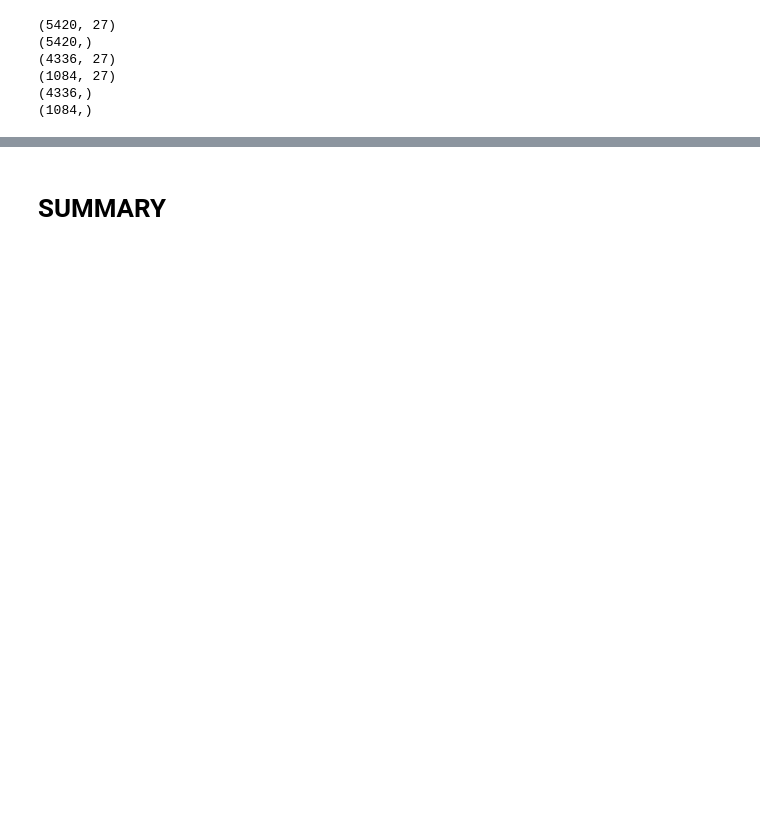
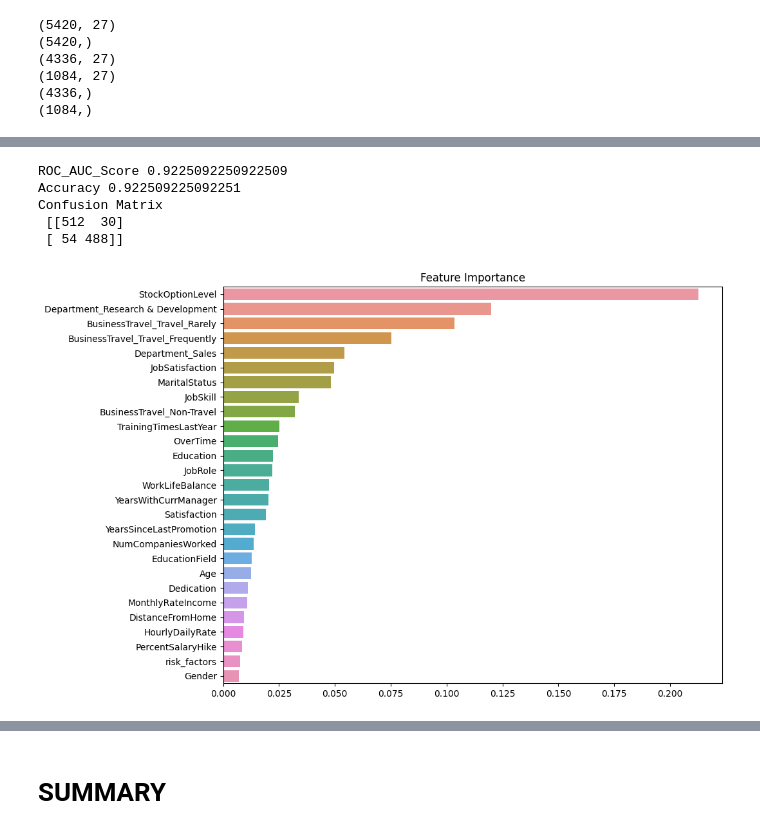
Before and after one commit to Harsh502s/PS-Attrition-Pred, a Jupyter notebook: Modeling.ipynb, the cells around one changed output, grey strips where cells are left out. Saved outputs shown, nothing was run; the diff lists cells and outputs as text; code cells hidden in the pictures; blank space fills up the shorter version.

```diff
--- a/Modeling.ipynb
+++ b/Modeling.ipynb
@@ -876,0 +726,38 @@ weighted avg       0.60      0.60      0.60      1084
+# %%
+# Creating a Random Forest Classifier with the best parameters.
+
+xgb = XGBClassifier()
+
+# Fitting the model on the train set.
+
+xgb.fit(X_train_smote, y_train_smote)
+
+# Predicting the target variable on the train set.
+
+y_pred = xgb.predict(X_valid_smote)
+
+# Getting the roc_auc_score on the train set.
+
+print('ROC_AUC_Score',roc_auc_score(y_valid_smote, y_pred))
+print('Accuracy',accuracy_score(y_valid_smote, y_pred))
+print('Confusion Matrix\n',confusion_matrix(y_valid_smote, y_pred))
+
+# Feature Importance
+
+# Zip the feature names with the feature importances and sort them.
+
+feature_imp = sorted(zip(features, xgb.feature_importances_), key=lambda x: x[1], reverse=True)
+
+# Plotting a horizontal barplot.
+
+plt.figure(figsize=(10, 8))
+sns.barplot(x=[x[1] for x in feature_imp], y=[x[0] for x in feature_imp])
+plt.title("Feature Importance")
+plt.show()
+# %% [output]
+ROC_AUC_Score 0.9225092250922509
+Accuracy 0.922509225092251
+Confusion Matrix
+ [[512  30]
+ [ 54 488]]
+[figure, added]
```
Also changed, not shown: parts of 22 cells of this notebook, 5 other files.
